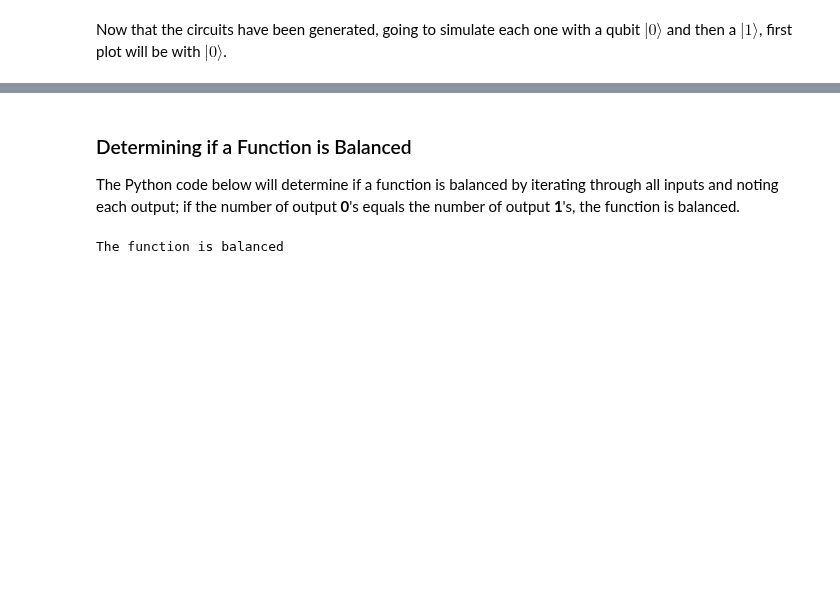
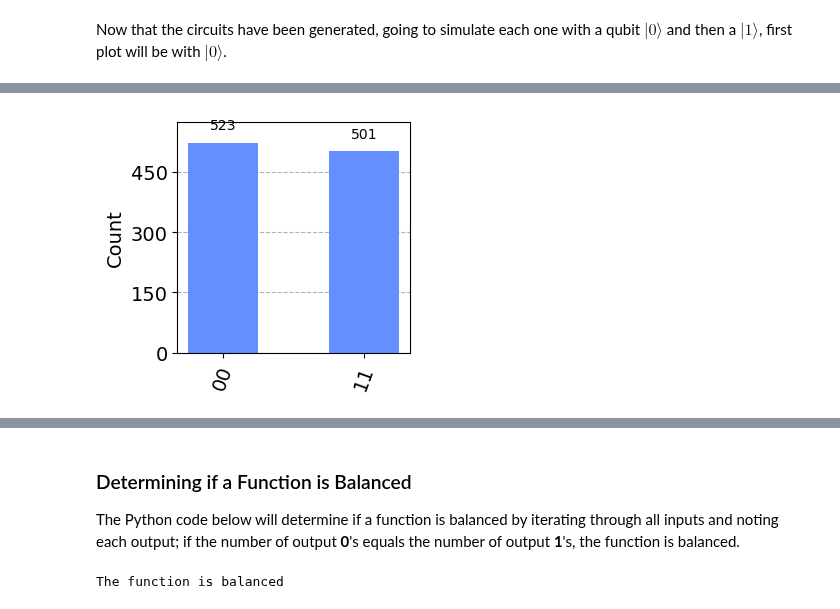
Before and after one commit to G00378925/emerging-technologies, a Jupyter notebook: notebooks/05-quantum-computing.ipynb, the cells around one changed output, grey strips where cells are left out. Drawn from its saved outputs; the diff is of its cells as text; code cells hidden in the pictures; blank space fills up the shorter version.

```diff
--- a/notebooks/05-quantum-computing.ipynb
+++ b/notebooks/05-quantum-computing.ipynb
@@ -316,3 +335,11 @@ for init_circuit, plot_name in [(zero_circuit, "Qubit initially zero"),
+# %%
+# Simulate the circuit above.
+result = aer_simulator.run(circuit).result().get_counts()
+
+# Histogram should show a 50:50 between 00 and 11.
+viz.plot_histogram(result, figsize=(3, 3))
+# %% [output]
+[figure, added]
 # %% [markdown]
 ***
 ## 6. Deutsch’s Algorithm
```
Also changed, not shown: parts of 28 cells of this notebook.
